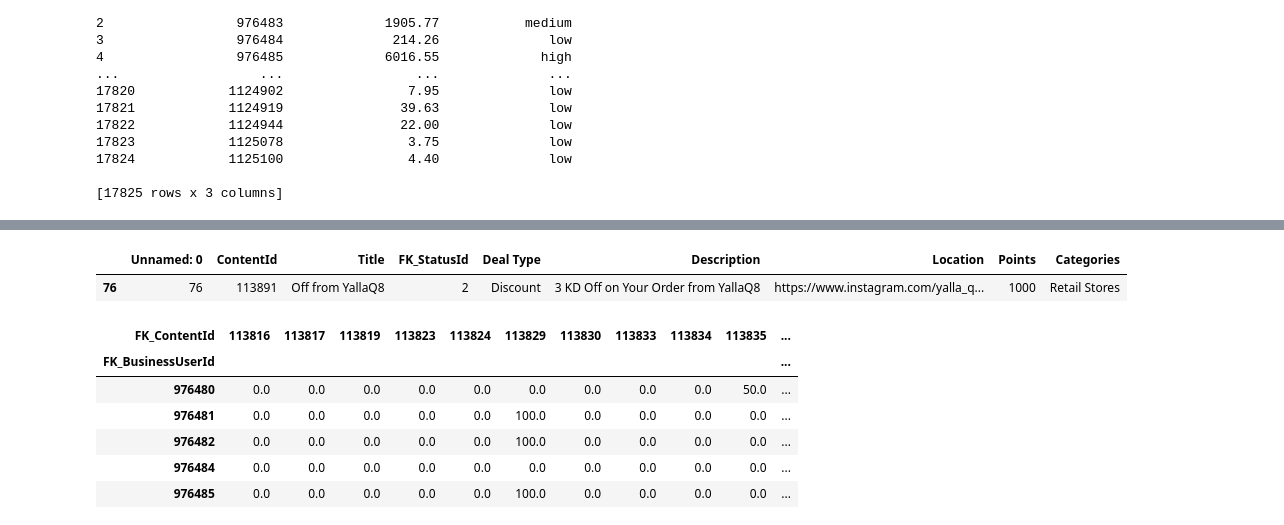
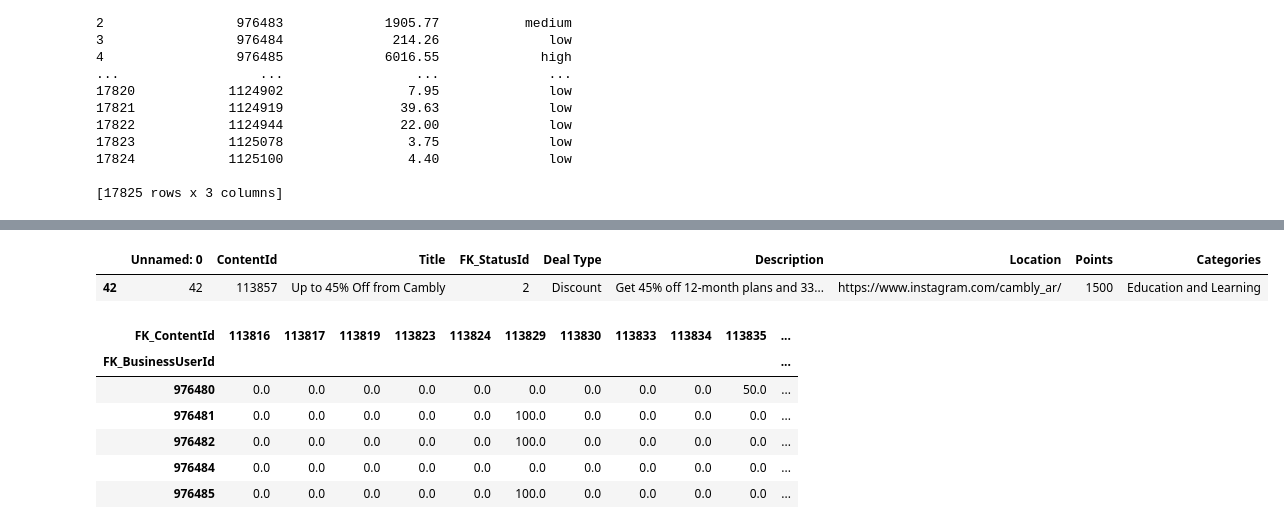
Before and after one commit to DboukAli98/KFHXRelatedAi, a Jupyter notebook: NoteBooks/Model Generation/Model_Reward.ipynb, the cells around one changed output, grey strips where cells are left out. Cells and saved outputs as stored; diff of their text form; code cells hidden in the pictures.

```diff
--- a/NoteBooks/Model Generation/Model_Reward.ipynb
+++ b/NoteBooks/Model Generation/Model_Reward.ipynb
@@ -327,11 +327,11 @@ Content-Based Recommended deal: 113822, Score: 1.5987848035907926, Category: Air
 # %%
-specific_content_id = 113891,
+specific_content_id = 113857,
 result = deals_data[deals_data['ContentId'] == specific_content_id]
 
 result
 # %% [output]
 |  | Unnamed: 0 | ContentId | Title | FK_StatusId | Deal Type | Description | Location | Points | Categories |
-| 76 | 76 | 113891 | Off from YallaQ8 | 2 | Discount | 3 KD Off on Your Order from YallaQ8 | https://www.instagram.com/yalla_q... | 1000 | Retail Stores |
+| 42 | 42 | 113857 | Up to 45% Off from Cambly | 2 | Discount | Get 45% off 12-month plans and 33... | https://www.instagram.com/cambly_ar/ | 1500 | Education and Learning |
 # %%
 user_item_matrix = new_user_transaction.pivot_table(index='FK_BusinessUserId',
                                                     columns='FK_ContentId',
```
Also changed, not shown: parts of 2 cells of this notebook.
